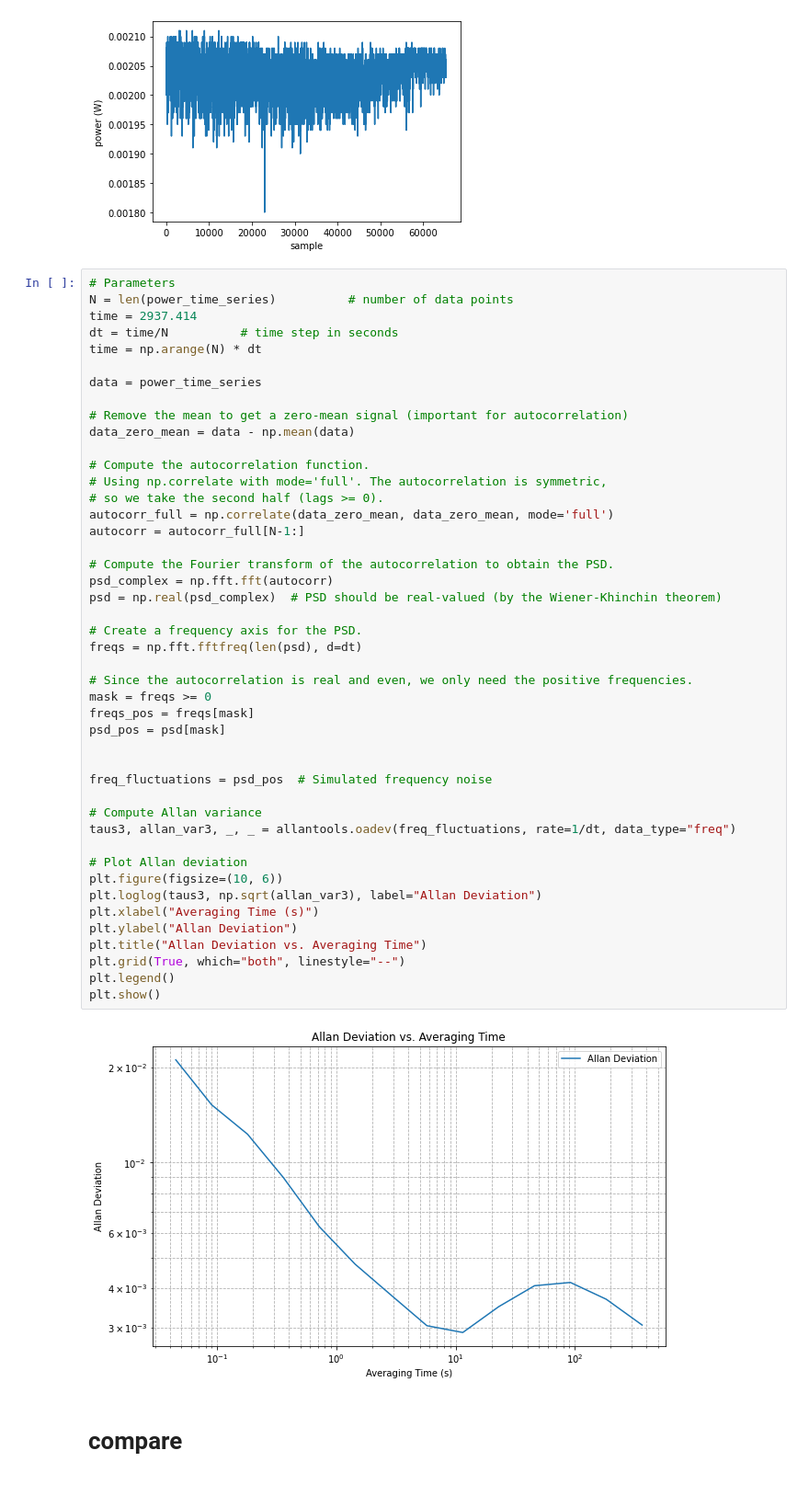
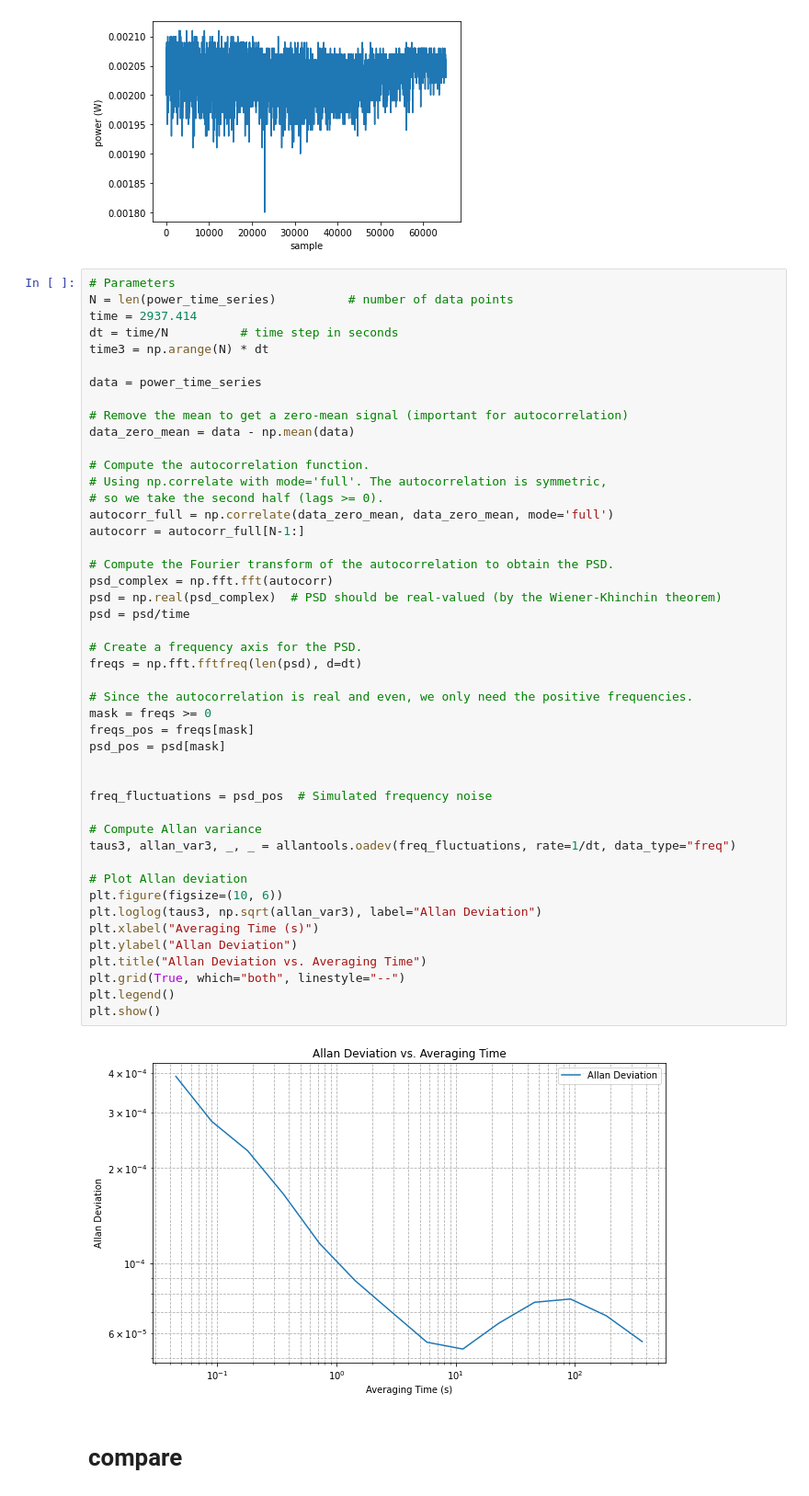
Before and after one commit to ahserhan/PSD-Calculation, a Jupyter notebook: experiment/Allan Variance.ipynb, the cells around one changed output. Shown at 92% size. Cells and saved outputs as stored; diff of their text form.

```diff
--- a/experiment/Allan Variance.ipynb
+++ b/experiment/Allan Variance.ipynb
@@ -155,7 +157,7 @@ Text(0, 0.5, 'power (W)')
 N = len(power_time_series)          # number of data points
 time = 2937.414
 dt = time/N          # time step in seconds
-time = np.arange(N) * dt
+time3 = np.arange(N) * dt
 
 data = power_time_series
 
@@ -169,34 +171,35 @@ autocorr_full = np.correlate(data_zero_mean, data_zero_mean, mode='full')
 autocorr = autocorr_full[N-1:]
 
 # Compute the Fourier transform of the autocorrelation to obtain the PSD.
 psd_complex = np.fft.fft(autocorr)
 psd = np.real(psd_complex)  # PSD should be real-valued (by the Wiener-Khinchin theorem)
+psd = psd/time
 
 # Create a frequency axis for the PSD.
 freqs = np.fft.fftfreq(len(psd), d=dt)
 
 # Since the autocorrelation is real and even, we only need the positive frequencies.
 mask = freqs >= 0
 freqs_pos = freqs[mask]
 psd_pos = psd[mask]
 
 
 freq_fluctuations = psd_pos  # Simulated frequency noise
 
 # Compute Allan variance
 taus3, allan_var3, _, _ = allantools.oadev(freq_fluctuations, rate=1/dt, data_type="freq")
 
 # Plot Allan deviation
 plt.figure(figsize=(10, 6))
 plt.loglog(taus3, np.sqrt(allan_var3), label="Allan Deviation")
 plt.xlabel("Averaging Time (s)")
 plt.ylabel("Allan Deviation")
 plt.title("Allan Deviation vs. Averaging Time")
 plt.grid(True, which="both", linestyle="--")
 plt.legend()
 plt.show()
 # %% [output]
-[figure, old version]
+[figure, new version]
 # %% [markdown]
 # compare
 # %%
```
Also changed, not shown: parts of 4 cells of this notebook, 1 other file.
